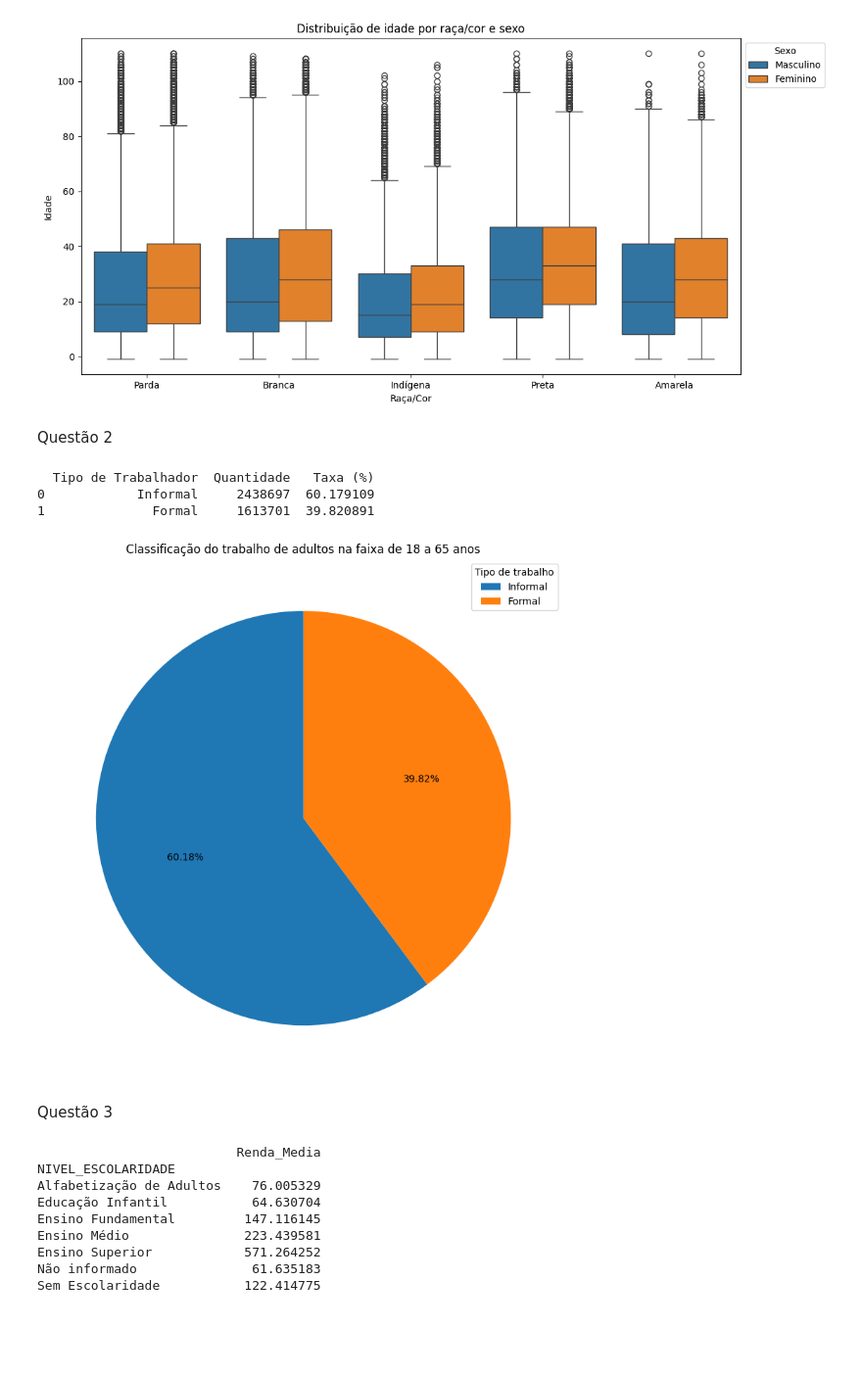
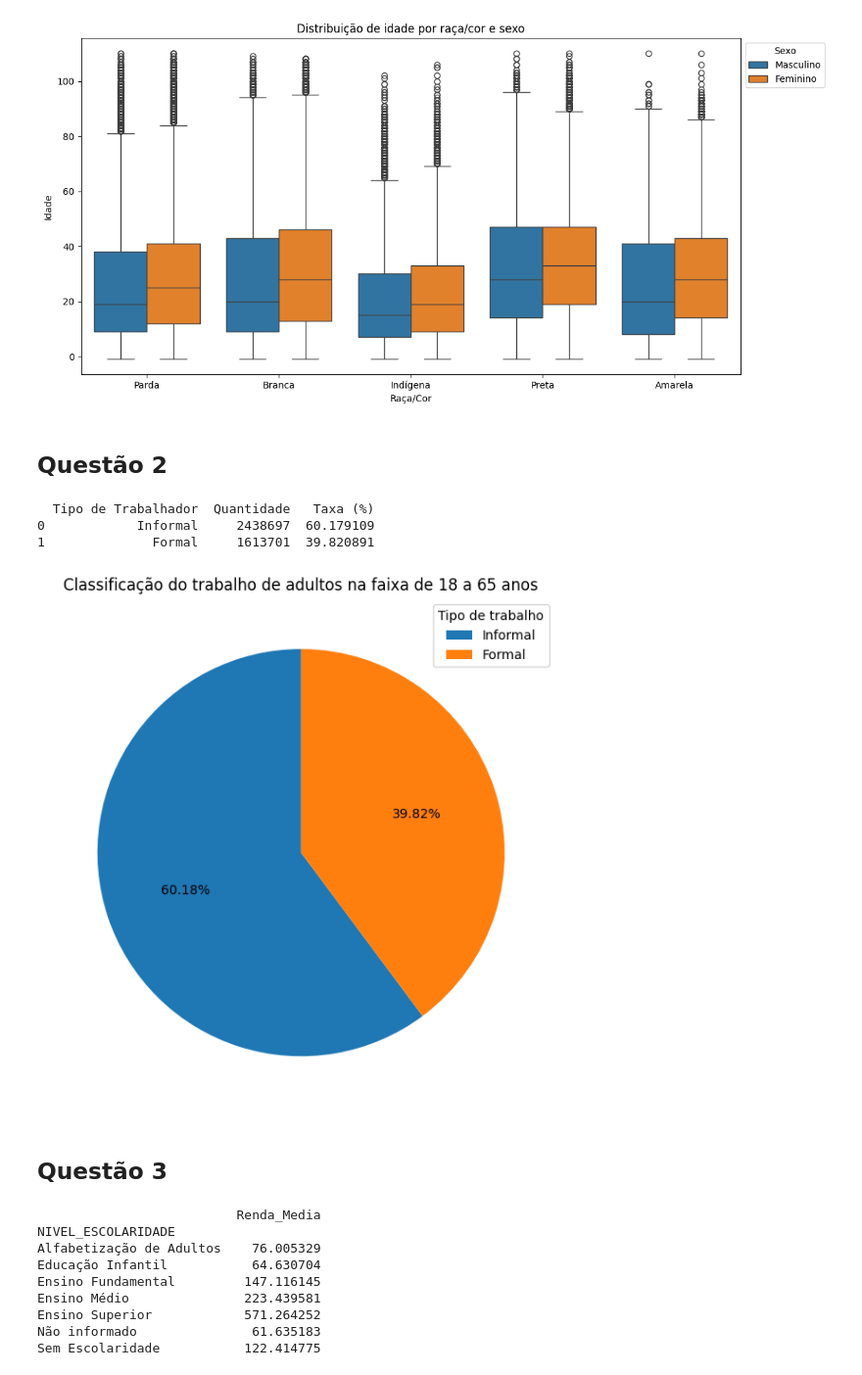
Before and after one commit to Tiago19M/Analise-de-dados, a Jupyter notebook: analiseCadUnico.ipynb, the cells around one changed output. Shown at 98% size. Drawn from its saved outputs; the diff is of its cells as text; code cells hidden in the pictures; blank space fills up the shorter version.

```diff
--- a/analiseCadUnico.ipynb
+++ b/analiseCadUnico.ipynb
@@ -263,8 +290,8 @@ mp.tight_layout() #layout
 mp.show() #"desenha" o gráfico
 # %% [output]
 [figure]
-# %% [markdown]
-Questão 2
+# %% [markdown]
+## Questão 2
 # %%
 
 #Lógica de classificação do trabalho em formal(2) ou informal(1), com o auxílio do método 'select' da biblioteca numpy:
@@ -307,30 +334,30 @@ print (pd.DataFrame({
 # %%
 #PLOTAGEM DO GRÁFICO DA QUESTÃO 2 - Sessão 1
 
 mapa_class_trabalho = {
     1 : "Informal",
     2 : "Formal"
 }
 
 #Converte os códigos numéricos no significado e conta quantos tem de cada um, retornando uma Series com as quantidades
 contagem = adultos_trabalhando["FORMALIDADE_TRABALHO"].map(mapa_class_trabalho).value_counts()
 
 #Plotagem do gráfico de pizza representando os dados encontrados
-mp.figure(figsize = (8, 8))
+mp.figure(figsize = (6, 6))
 mp.pie (
     contagem.values, #contagem de cada categoria, necessário para o cálculo automático da porcentagem
     labels = None, #tira a legenda automática (critérios estéticos apenas)
     autopct="%1.2f%%", #define que a porcentagem deve aparecer com duas casas decimais dentro de cada fatia
     startangle=90 #define que as fatias do gráfico comecem às 12h (apenas estética)
 )
 mp.title("Classificação do trabalho de adultos na faixa de 18 a 65 anos")
 mp.legend(contagem.index, title="Tipo de trabalho") #montagem da janelinha de legendas
 mp.tight_layout()
 mp.show()
 # %% [output]
-[figure, old version]
+[figure, new version]
-# %% [markdown]
-Questão 3
+# %% [markdown]
+## Questão 3
 # %%
 
 #Lógica de atribuição de significado aos valores numéricos definidos no dicionário do cadUnico
```
Also changed, not shown: parts of 38 cells of this notebook.
